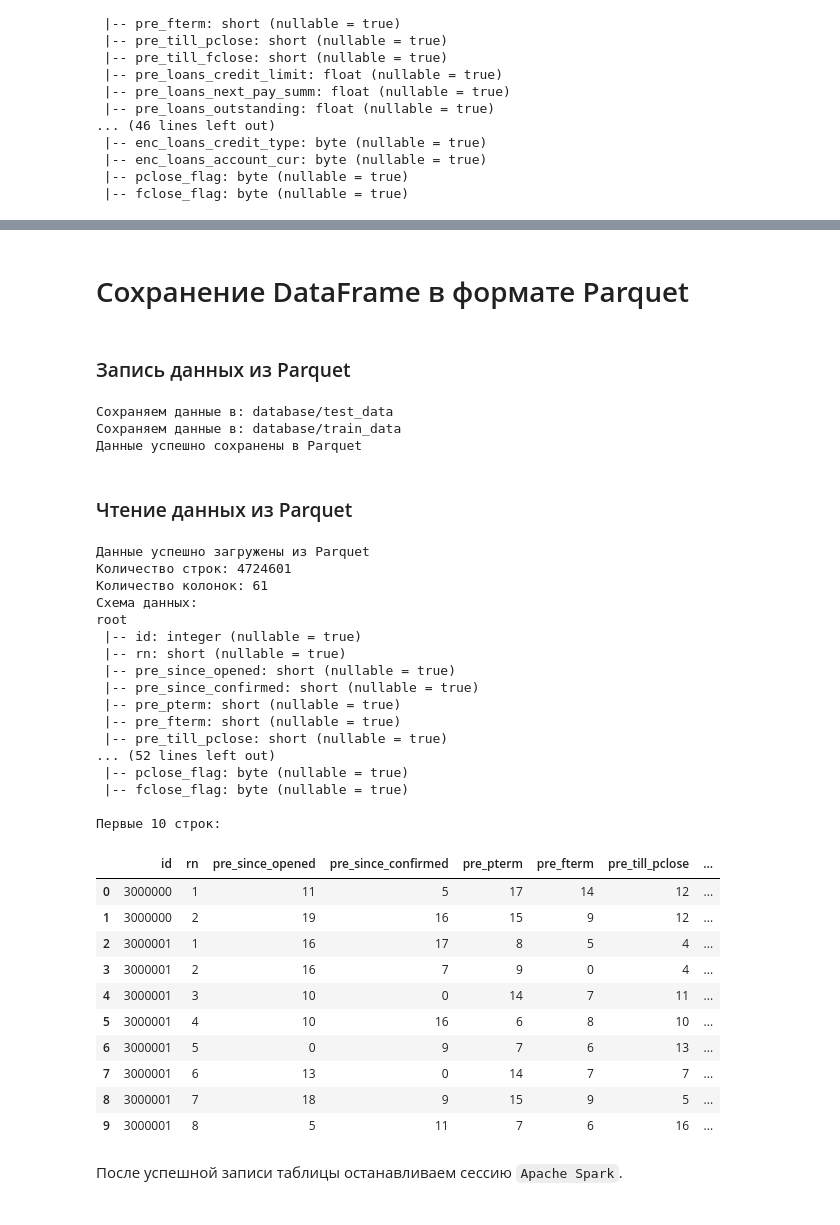
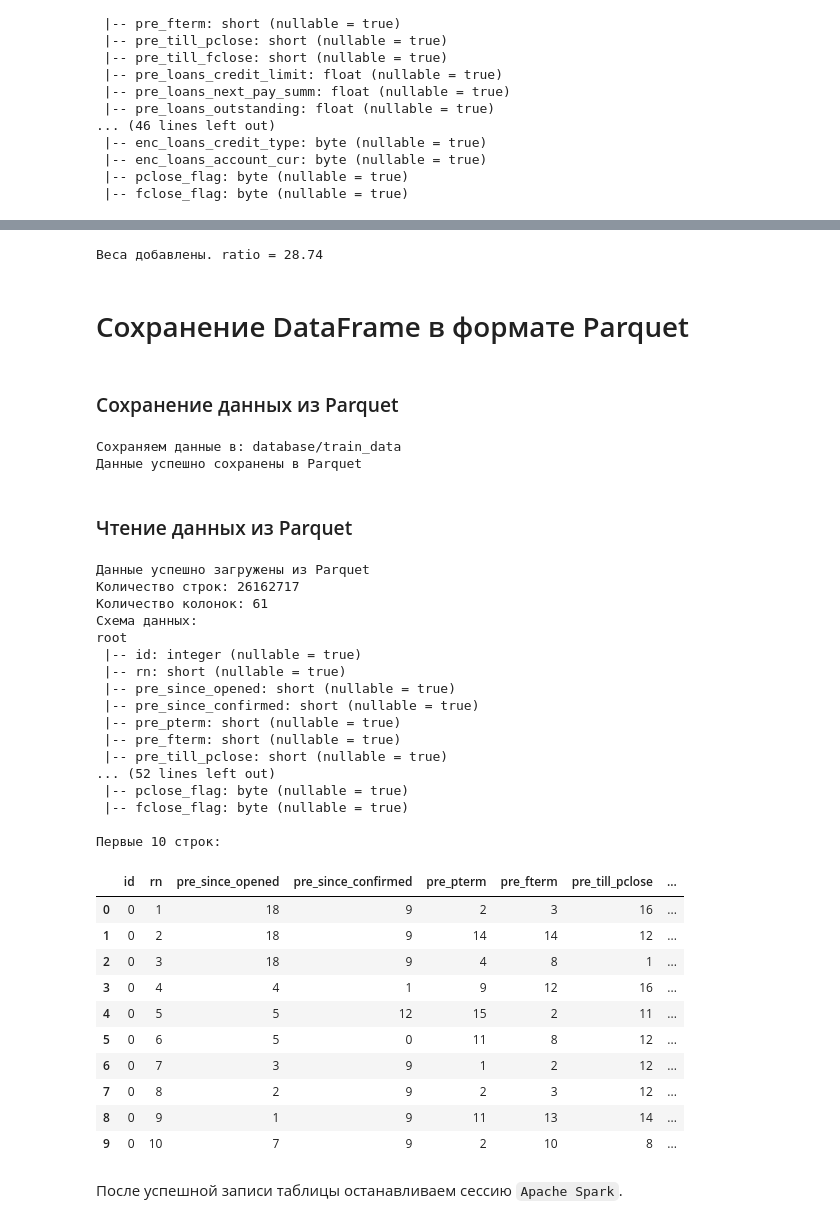
Before and after one commit to B-es/LoanDiplom, a Jupyter notebook: notebooks/DataPreparing.ipynb, the cells around one changed output, grey strips where cells are left out. Cells and saved outputs as stored; diff of their text form; code cells hidden in the pictures.

```diff
--- a/notebooks/DataPreparing.ipynb
+++ b/notebooks/DataPreparing.ipynb
@@ -31,13 +38,18 @@ def create_spark_configuration() -> SparkConf:
     """
 
     conf = SparkConf()
-    conf.setAppName("Load_1")
+    conf.setAppName("Load_DP")
     conf.setMaster("local[*]")
-    conf.set("spark.executor.memory", "12g")
-    conf.set("spark.executor.cores", "6")
-    conf.set("spark.executor.instances", "1")
-    conf.set("spark.driver.memory", "4g")
-    conf.set("spark.driver.cores", "1")
+    conf.set("spark.driver.memory", "10g")
+    conf.set("spark.executor.memory", "15g")
+    conf.set("spark.memory.fraction", "0.8")
+    conf.set("spark.memory.storageFraction", "0.3")
+
+    # Настройки для больших данных
+    conf.set("spark.sql.adaptive.enabled", "true")
+    conf.set("spark.sql.adaptive.coalescePartitions.enabled", "true")
+    conf.set("spark.sql.adaptive.skew.enabled", "true")
+    conf.set("spark.sql.shuffle.partitions", "100")  # Уменьшил партиции
 
     return conf
 # %% [markdown]
@@ -327,28 +364,48 @@ root
+# %%
+# Добавляем таргет
+train_target = spark.read.csv('../data/train_target.csv', header=True, inferSchema=True)
+train_data_target = train_df.join(train_target, on="id", how="inner")
+
+neg_count = train_data_target.filter(col("flag") == 0).count()
+pos_count = train_data_target.filter(col("flag") == 1).count()
+
+class_ratio = neg_count / pos_count  # во сколько раз 0 > 1
+
+train_data_target = train_data_target.withColumn(
+    "classWeight",
+    when(col("flag") == 1, class_ratio).otherwise(1.0)
+)
+
+print(f"Веса добавлены. ratio = {class_ratio:.2f}")
+
+# Шаг 1: Создаем агрегатор и обучаем на train
+train_aggregator = PySparkCountAggregator(categorical_columns)
+train_features = train_aggregator.fit_transform(train_data_target)
+# %% [output]
+Веса добавлены. ratio = 28.74
 # %% [markdown]
 # Сохранение DataFrame в формате Parquet
 # %% [markdown]
-### Запись данных из Parquet
+### Сохранение данных из Parquet
 # %%
 database_name = "database"
 
-output_path_test = f"{database_name}/{test_data_name}"
 output_path_train = f"{database_name}/{train_data_name}"
+output_path_features = f"{database_name}/train_features"
 
-print(f"Сохраняем данные в: {output_path_test}")
 print(f"Сохраняем данные в: {output_path_train}")
 
-test_df.write.mode("overwrite").option("compression", "snappy").parquet(output_path_test)
 train_df.write.mode("overwrite").option("compression", "snappy").parquet(output_path_train)
+train_features.write.mode("overwrite").option("compression", "snappy").parquet(output_path_features)
 
 print("Данные успешно сохранены в Parquet")
 # %% [output]
-Сохраняем данные в: database/test_data
 Сохраняем данные в: database/train_data
 Данные успешно сохранены в Parquet
 # %% [markdown]
 ### Чтение данных из Parquet
 # %%
-df_parquet = spark.read.parquet(output_path_test)
+df_parquet = spark.read.parquet(output_path_train)
 
 print("Данные успешно загружены из Parquet")
 print(f"Количество строк: {df_parquet.count()}")
@@ -356,44 +413,44 @@ print(f"Количество колонок: {len(df_parquet.columns)}")
 
 # Показать схему данных
 print("Схема данных:")
 df_parquet.printSchema()
 
 # Показать первые несколько строк
 print("Первые 10 строк:")
 
 df_parquet.limit(10).toPandas().style\
     .set_properties(**{'text-align': 'left', 'max-width': '0', 'white-space': 'nowrap', 'overflow': 'hidden', 'text-overflow': 'ellipsis'})\
     .set_table_styles([{'selector': 'th', 'props': [('text-align', 'left')]}])\
     .format(precision=2)
 # %% [output]
 Данные успешно загружены из Parquet
-Количество строк: 4724601
+Количество строк: 26162717
 Количество колонок: 61
 Схема данных:
 root
  |-- id: integer (nullable = true)
  |-- rn: short (nullable = true)
  |-- pre_since_opened: short (nullable = true)
  |-- pre_since_confirmed: short (nullable = true)
  |-- pre_pterm: short (nullable = true)
  |-- pre_fterm: short (nullable = true)
  |-- pre_till_pclose: short (nullable = true)
 ... (52 lines left out)
  |-- pclose_flag: byte (nullable = true)
  |-- fclose_flag: byte (nullable = true)
 
 Первые 10 строк:
 |  | id | rn | pre_since_opened | pre_since_confirmed | pre_pterm | pre_fterm | pre_till_pclose | ... |
-| 0 | 3000000 | 1 | 11 | 5 | 17 | 14 | 12 | ... |
-| 1 | 3000000 | 2 | 19 | 16 | 15 | 9 | 12 | ... |
-| 2 | 3000001 | 1 | 16 | 17 | 8 | 5 | 4 | ... |
-| 3 | 3000001 | 2 | 16 | 7 | 9 | 0 | 4 | ... |
-| 4 | 3000001 | 3 | 10 | 0 | 14 | 7 | 11 | ... |
-| 5 | 3000001 | 4 | 10 | 16 | 6 | 8 | 10 | ... |
-| 6 | 3000001 | 5 | 0 | 9 | 7 | 6 | 13 | ... |
-| 7 | 3000001 | 6 | 13 | 0 | 14 | 7 | 7 | ... |
-| 8 | 3000001 | 7 | 18 | 9 | 15 | 9 | 5 | ... |
-| 9 | 3000001 | 8 | 5 | 11 | 7 | 6 | 16 | ... |
+| 0 | 0 | 1 | 18 | 9 | 2 | 3 | 16 | ... |
+| 1 | 0 | 2 | 18 | 9 | 14 | 14 | 12 | ... |
+| 2 | 0 | 3 | 18 | 9 | 4 | 8 | 1 | ... |
+| 3 | 0 | 4 | 4 | 1 | 9 | 12 | 16 | ... |
+| 4 | 0 | 5 | 5 | 12 | 15 | 2 | 11 | ... |
+| 5 | 0 | 6 | 5 | 0 | 11 | 8 | 12 | ... |
+| 6 | 0 | 7 | 3 | 9 | 1 | 2 | 12 | ... |
+| 7 | 0 | 8 | 2 | 9 | 2 | 3 | 12 | ... |
+| 8 | 0 | 9 | 1 | 9 | 11 | 13 | 14 | ... |
+| 9 | 0 | 10 | 7 | 9 | 2 | 10 | 8 | ... |
 # %% [markdown]
 После успешной записи таблицы останавливаем сессию `Apache Spark`.
 # %%
```
Also changed, not shown: parts of 10 cells of this notebook, 34 other files.
